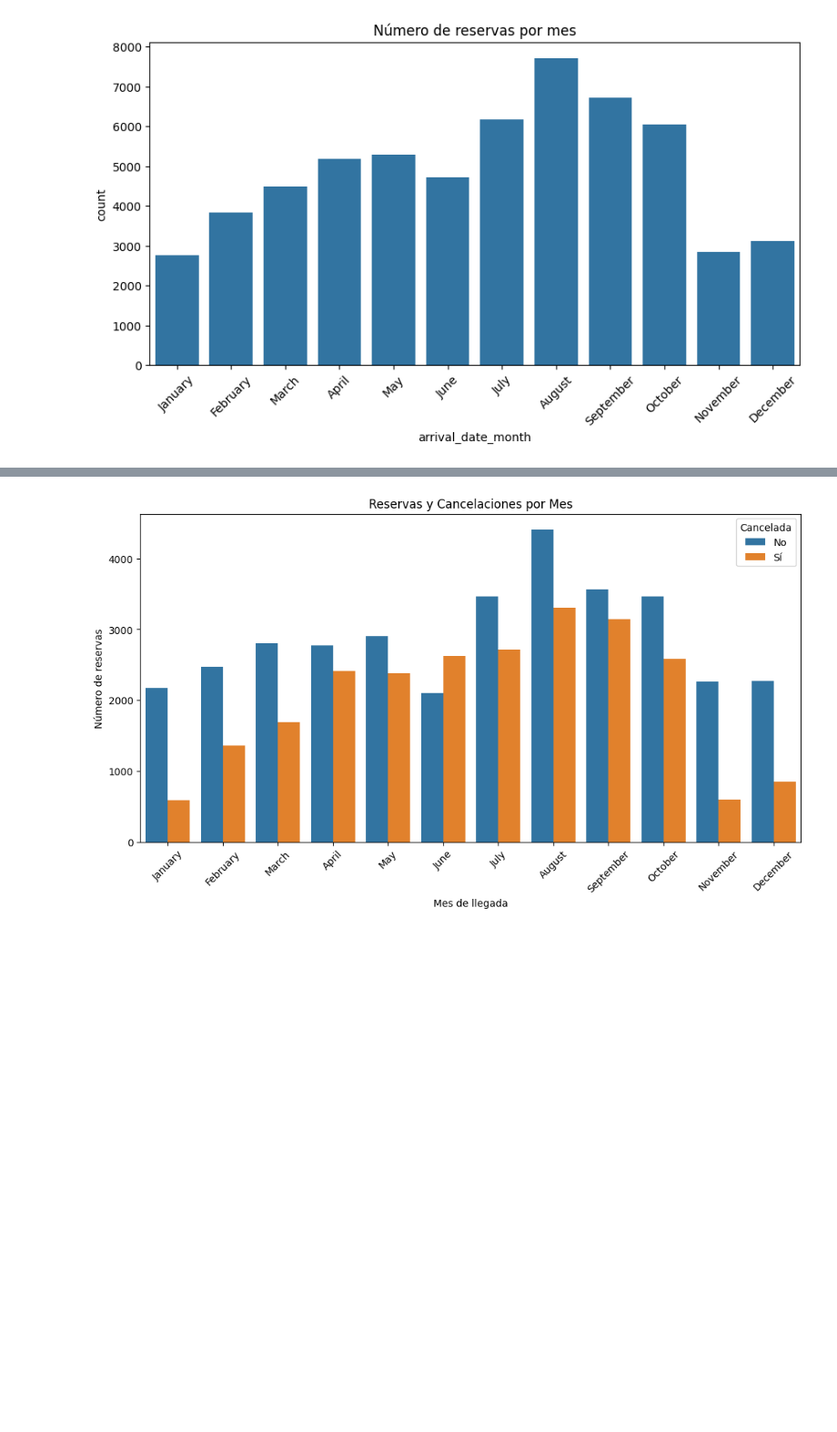
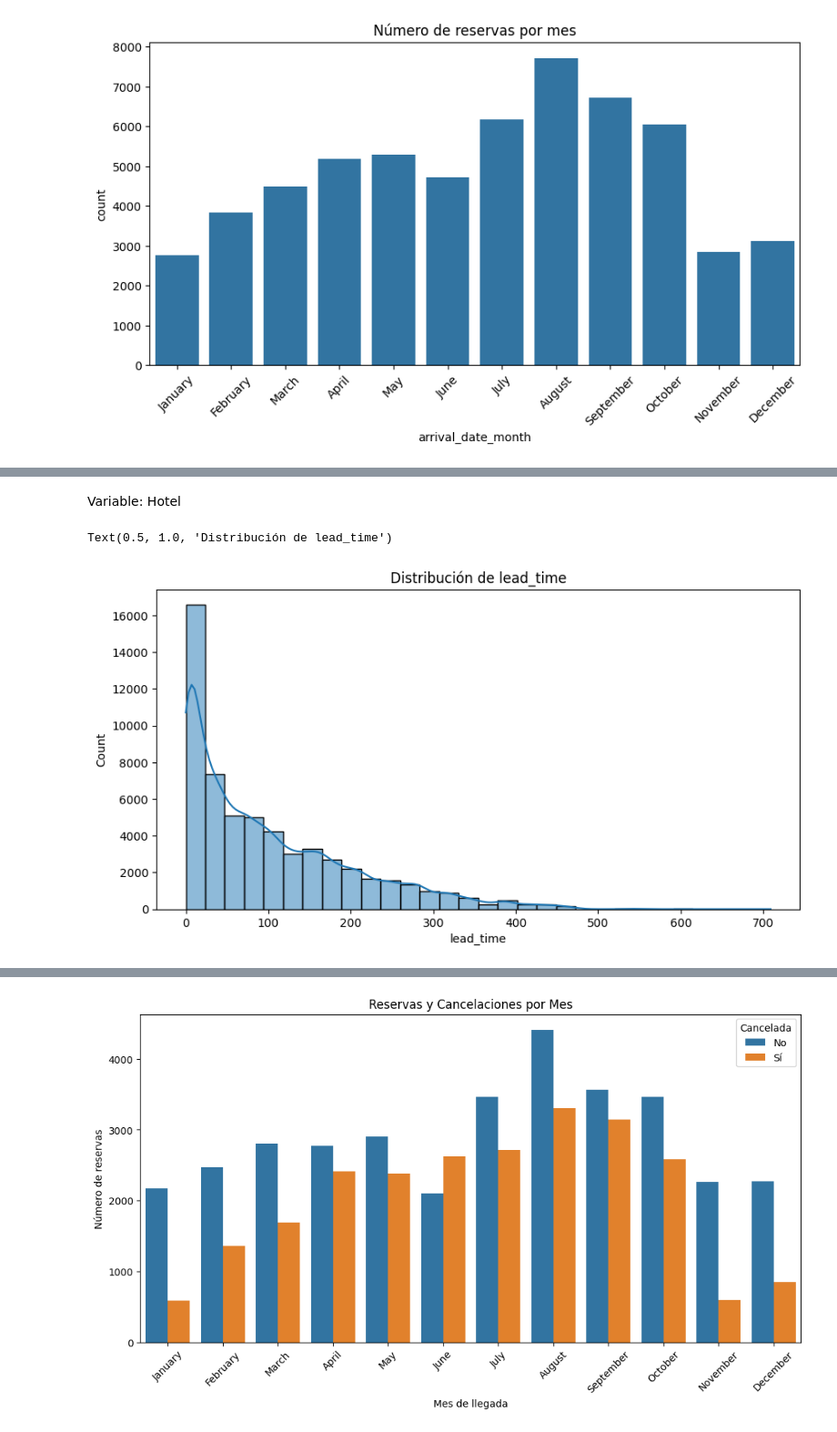
Before and after one commit to Traintain/MINE4101-Taller1, a Jupyter notebook: taller_1.ipynb, the cells around one changed output, grey strips where cells are left out. Shown at 91% size. Saved outputs shown, nothing was run; the diff lists cells and outputs as text; code cells hidden in the pictures; blank space fills up the shorter version.

```diff
--- a/taller_1.ipynb
+++ b/taller_1.ipynb
@@ -109,0 +199,10 @@ plt.show()
+# %% [markdown]
+Variable: Hotel
+# %%
+# Para determinar los mejores intervalos para lead_time, se puede usar un histograma
+plt.figure(figsize=(10,5))
+sns.histplot(data=df, x='lead_time', bins=30, kde=True)
+plt.title("Distribución de lead_time")
+# %% [output]
+Text(0.5, 1.0, 'Distribución de lead_time')
+[figure, added]
```
Also changed, not shown: parts of 19 cells of this notebook.
